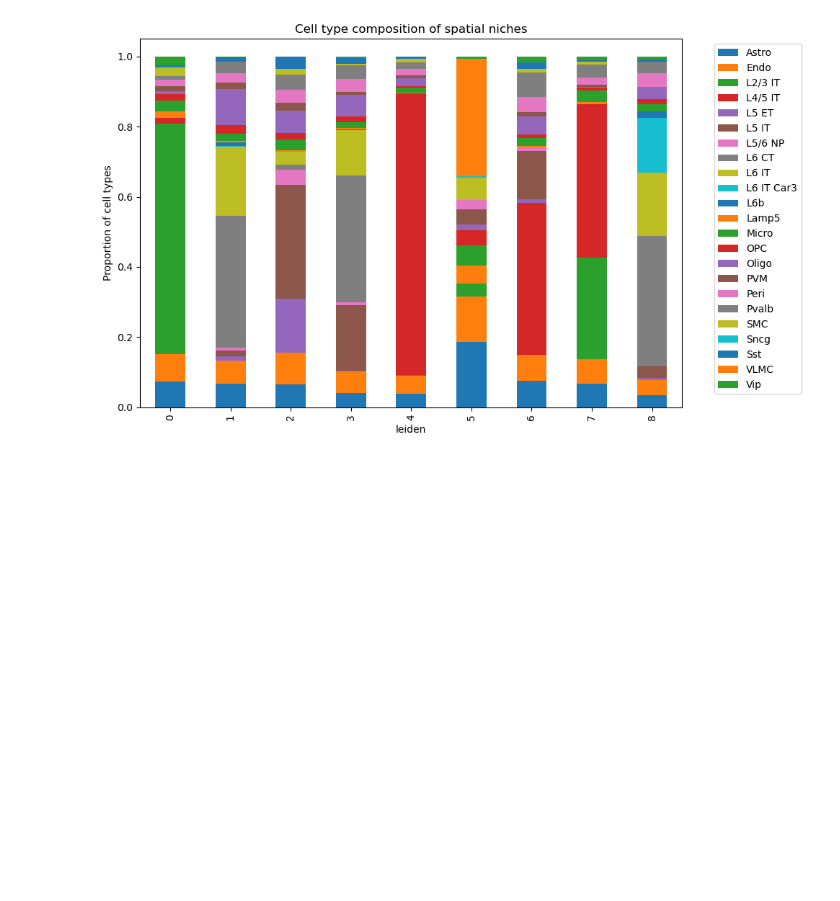
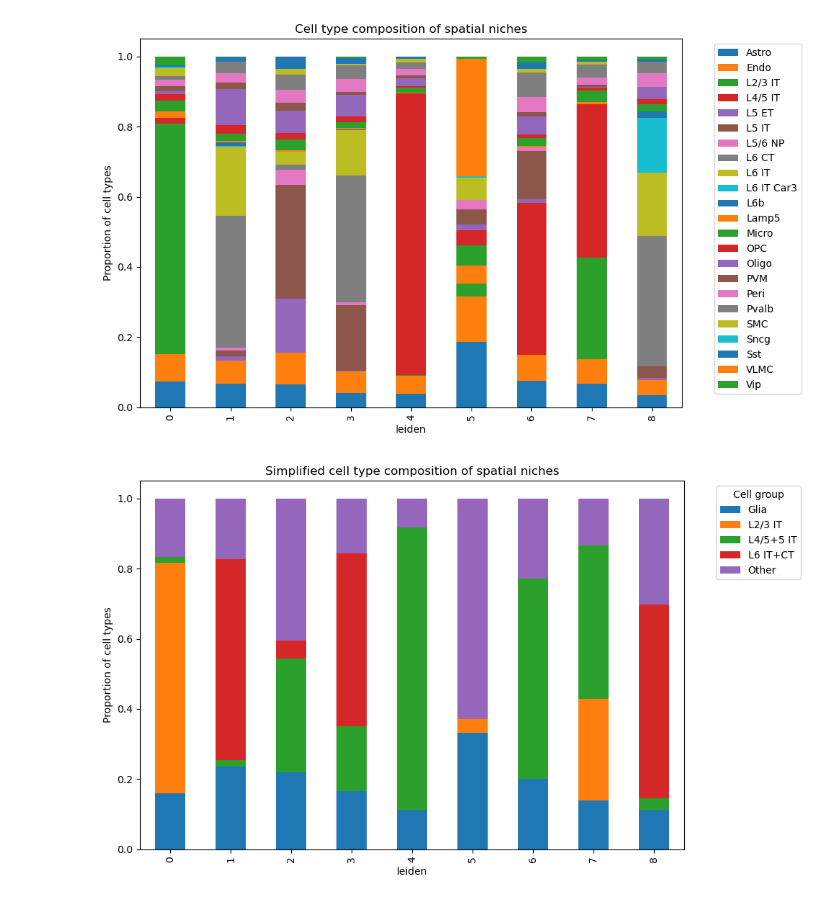
Before and after one commit to l-reich/spatial-chromatin-variability, a Jupyter notebook: src/niche_analysis.ipynb, the cells around one changed output. Cells and saved outputs as stored; diff of their text form; code cells hidden in the pictures; blank space fills up the shorter version.

Commit message:
modify niche/cell type comp plotting; experiment with only_top_x_correlations; add p_val to correlation analyses

```diff
--- a/src/niche_analysis.ipynb
+++ b/src/niche_analysis.ipynb
@@ -146,3 +142,36 @@ plt.tight_layout()
 plt.show()
 # %% [output]
 [figure]
+# %%
+simplified_celltypes = {
+    'Astro': 'Glia',
+    'Endo': 'Glia',
+    'Oligo': 'Glia',
+    'L2/3 IT': 'L2/3 IT',
+    'L4/5 IT': 'L4/5+5 IT',
+    'L5 IT': 'L4/5+5 IT',
+    'L6 IT': 'L6 IT+CT',
+    'L6 CT': 'L6 IT+CT',
+    'Other': 'Other'
+}
+# %%
+# Rename columns to simplified groups
+ct_table_simplified = ct_table_grouped_norm.rename(columns=simplified_celltypes)
+
+# Group by new names and sum to collapse columns
+ct_table_simplified = ct_table_simplified.groupby(ct_table_simplified.columns, axis=1).sum()
+# %%
+plot_order = ['Glia', 'L2/3 IT', 'L4/5+5 IT', 'L6 IT+CT', 'Other']
+# Optionally define colors per group
+# plot_colors = ['#a6cee3', '#1f78b4', '#b2df8a', '#33a02c', '#fb9a99']
+# %%
+ct_table_simplified = ct_table_simplified[plot_order]  # reorder columns
+
+ct_table_simplified.plot(kind='bar', stacked=True, figsize=(10,6))
+plt.ylabel("Proportion of cell types")
+plt.title("Simplified cell type composition of spatial niches")
+plt.legend(bbox_to_anchor=(1.05, 1), loc='upper left', title="Cell group")
+plt.tight_layout()
+plt.show()
+# %% [output]
+[figure, added]
```
Also changed, not shown: parts of 3 cells of this notebook, 1 other file.
